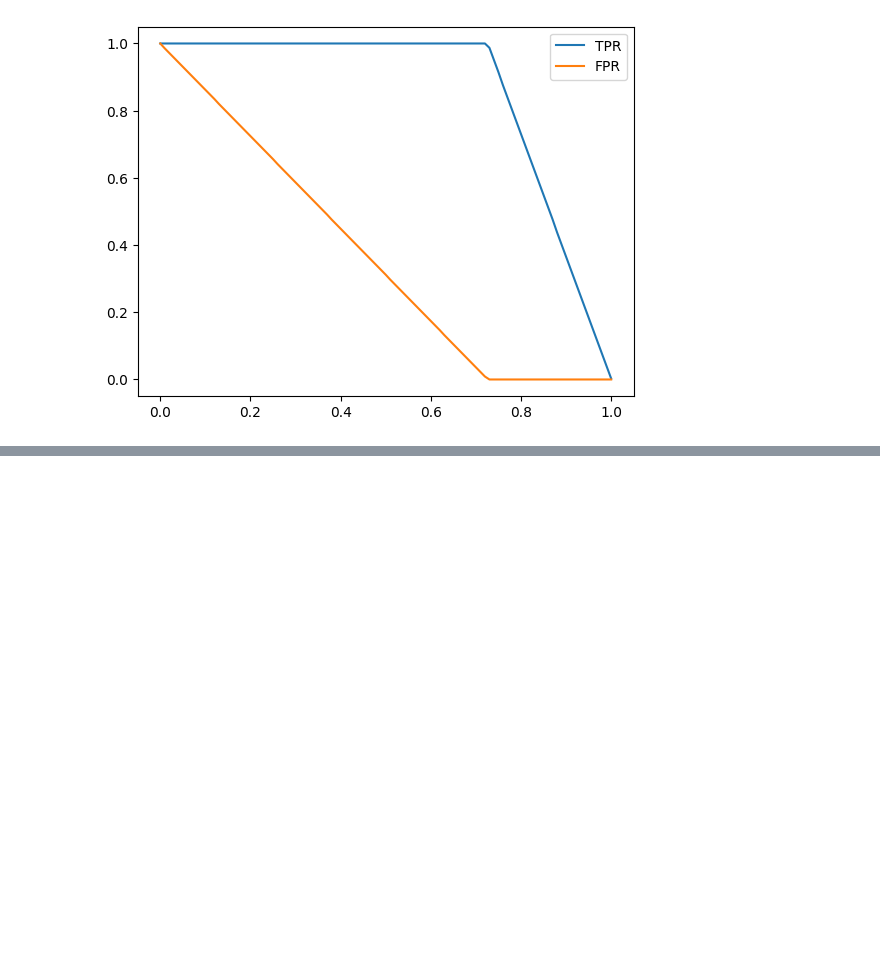
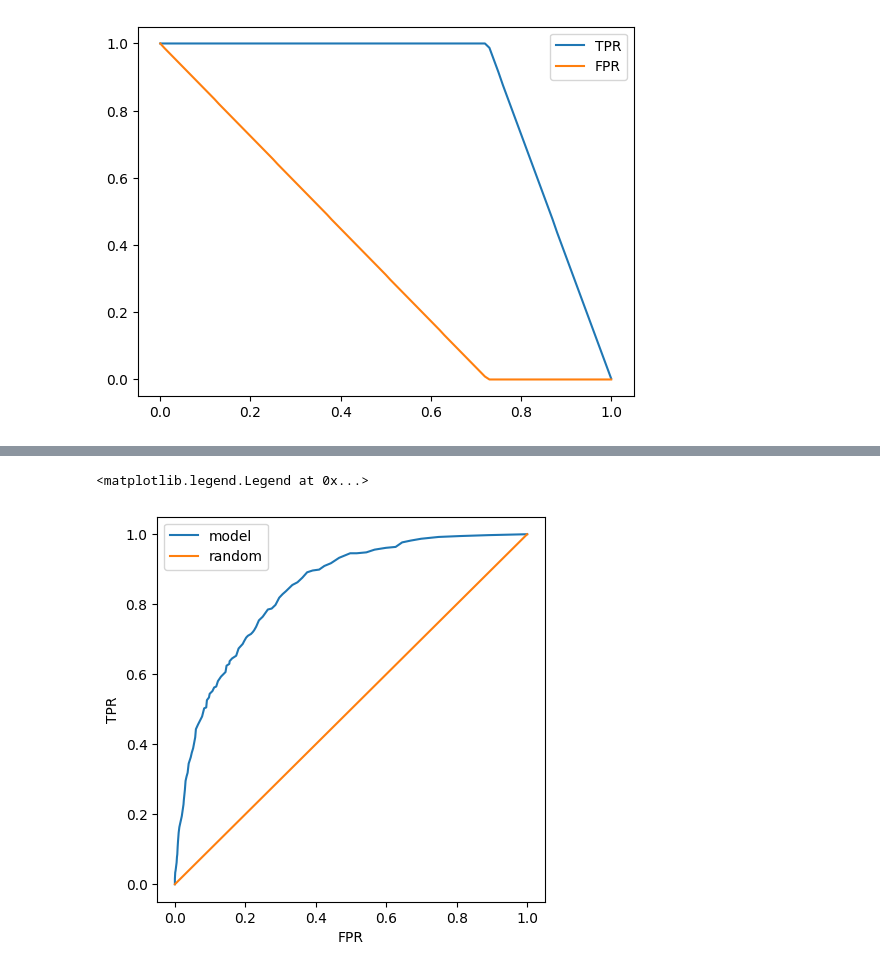
Before and after one commit to denis911/ML-zoomcamp-notebooks-modules-1-4, a Jupyter notebook: videos week 4 - evaluation.ipynb, the cells around one changed output, grey strips where cells are left out. Saved outputs shown, nothing was run; the diff lists cells and outputs as text; code cells hidden in the pictures; blank space fills up the shorter version.

```diff
--- a/videos week 4 - evaluation.ipynb
+++ b/videos week 4 - evaluation.ipynb
@@ -658,0 +678,24 @@ plt.legend()
+# %%
+# We see that our TPR is far from the ideal model. We want it to be as close as possible to 1.
+# We also notice that our FPR is significantly different from that of the ideal model.
+# Plotting against the threshold is not always intuitive. For example, in our model,
+# the best threshold is 0.5, as we know from accuracy. However, for the ideal model,
+# as we saw earlier, the best threshold is 0.726. So they have different thresholds.
+# What we can do to better visualize this is to plot FPR against TPR. On the x-axis,
+# we’ll have FPR, and on the y-axis, we’ll have TPR. To make it easier to understand,
+# we can also add the benchmark lines.
+
+plt.figure(figsize=(5,5))
+
+plt.plot(df_scores.fpr, df_scores.tpr, label='model')
+plt.plot([0,1], [0,1], label='random')
+#plt.plot(df_rand.fpr, df_rand.tpr, label='random')
+#plt.plot(df_ideal.fpr, df_ideal.tpr, label='ideal')
+
+plt.xlabel('FPR')
+plt.ylabel('TPR')
+
+plt.legend()
+# %% [output]
+<matplotlib.legend.Legend at 0x...>
+[figure, added]
```
Also changed, not shown: parts of 4 cells of this notebook.
